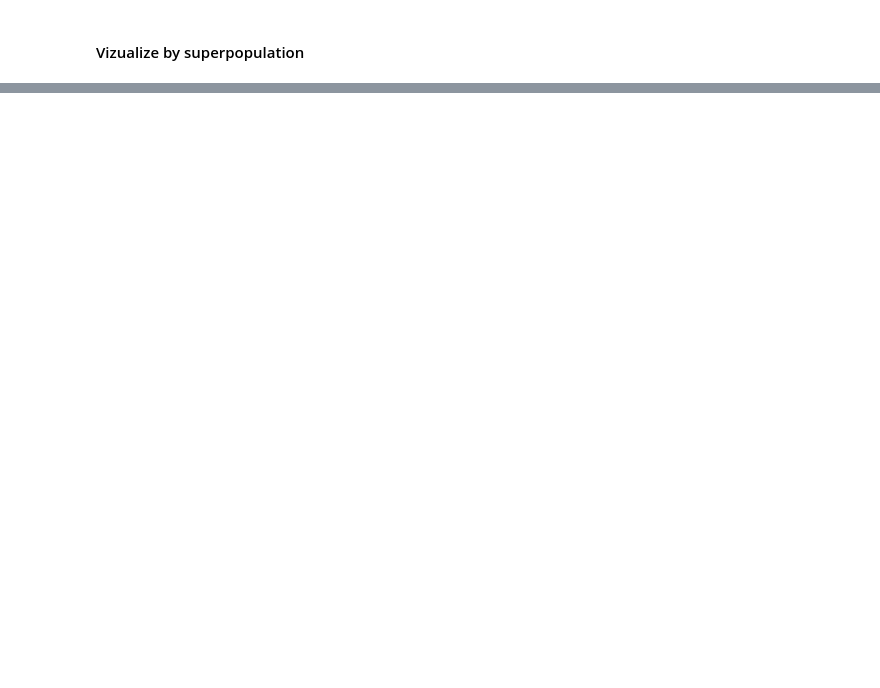
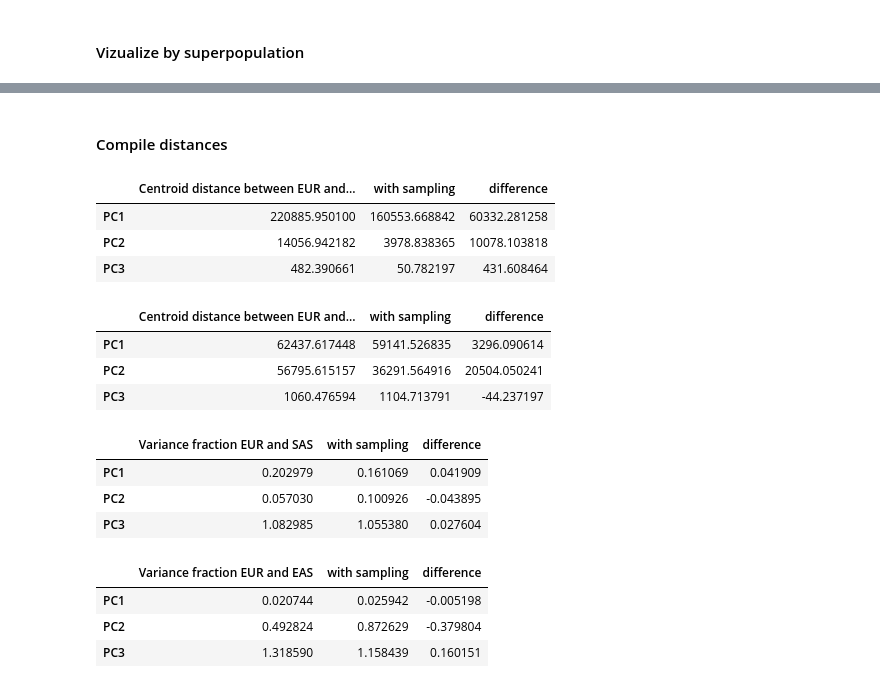
Before and after one commit to chrisporras/1000Genomes-PCA, a Jupyter notebook: sampling_PCA/notebooks/1000Genomes-PCA.ipynb, the cells around one changed output, grey strips where cells are left out. Cells and saved outputs as stored; diff of their text form; code cells hidden in the pictures; blank space fills up the shorter version.

```diff
--- a/sampling_PCA/notebooks/1000Genomes-PCA.ipynb
+++ b/sampling_PCA/notebooks/1000Genomes-PCA.ipynb
@@ -201,0 +311,7 @@ plt.savefig("unfiltered_chr21_PC2PC3.jpg",quality=95)
+# %%
+euras_EAS = euras_df.loc[euras_df['Super_Population'] == 'EAS']
+euras_EUR_EAS = euras_df.loc[euras_df['Super_Population'] != 'SAS']
+# %%
+ctr_EUR = np.mean(euras_EUR.iloc[:,:3])
+ctr_EAS = np.mean(euras_EAS.iloc[:,:3])
+dis_eureas = np.abs(ctr_EUR - ctr_EAS)
@@ -201,0 +322,7 @@ plt.savefig("unfiltered_chr21_PC2PC3.jpg",quality=95)
+# %%
+samp_EAS = samp_df.loc[samp_df['Super_Population'] == 'EAS']
+samp_EUR_EAS = samp_df.loc[samp_df['Super_Population'] != 'SAS']
+# %%
+ctr_EUR = np.mean(samp_EUR.iloc[:,:3])
+ctr_EAS = np.mean(samp_EAS.iloc[:,:3])
+dis_samp_eureas = np.abs(ctr_EUR - ctr_EAS)
@@ -201,0 +333,48 @@ plt.savefig("unfiltered_chr21_PC2PC3.jpg",quality=95)
+# %% [markdown]
+#### Compile distances
+# %%
+my_val = {'Centroid distance between EUR and EAS': dis_eureas,
+         'with sampling': dis_samp_eureas,
+         'difference':dis_eureas - dis_samp_eureas}
+dis_df = pd.DataFrame(my_val)
+dis_df
+# %% [output]
+|  | Centroid distance between EUR and... | with sampling | difference |
+| PC1 | 220885.950100 | 160553.668842 | 60332.281258 |
+| PC2 | 14056.942182 | 3978.838365 | 10078.103818 |
+| PC3 | 482.390661 | 50.782197 | 431.608464 |
+# %%
+my_val = {'Centroid distance between EUR and SAS': dis_eursas,
+         'with sampling': dis_samp_eursas,
+         'difference':dis_eursas - dis_samp_eursas}
+dis_df = pd.DataFrame(my_val)
+dis_df
+# %% [output]
+|  | Centroid distance between EUR and... | with sampling | difference |
+| PC1 | 62437.617448 | 59141.526835 | 3296.090614 |
+| PC2 | 56795.615157 | 36291.564916 | 20504.050241 |
+| PC3 | 1060.476594 | 1104.713791 | -44.237197 |
+# %%
+my_val = {'Variance fraction EUR and SAS': eursas_var,
+         'with sampling': eursas_samp_var,
+         'difference': eursas_var - eursas_samp_var
+         }
+dis_df = pd.DataFrame(my_val)
+dis_df
+# %% [output]
+|  | Variance fraction EUR and SAS | with sampling | difference |
+| PC1 | 0.202979 | 0.161069 | 0.041909 |
+| PC2 | 0.057030 | 0.100926 | -0.043895 |
+| PC3 | 1.082985 | 1.055380 | 0.027604 |
+# %%
+my_val = {'Variance fraction EUR and EAS': eureas_var,
+         'with sampling': eureas_samp_var,
+         'difference': eureas_var - eureas_samp_var
+         }
+dis_df = pd.DataFrame(my_val)
+dis_df
+# %% [output]
+|  | Variance fraction EUR and EAS | with sampling | difference |
+| PC1 | 0.020744 | 0.025942 | -0.005198 |
+| PC2 | 0.492824 | 0.872629 | -0.379804 |
+| PC3 | 1.318590 | 1.158439 | 0.160151 |
```
Also changed, not shown: parts of 94 cells of this notebook.
